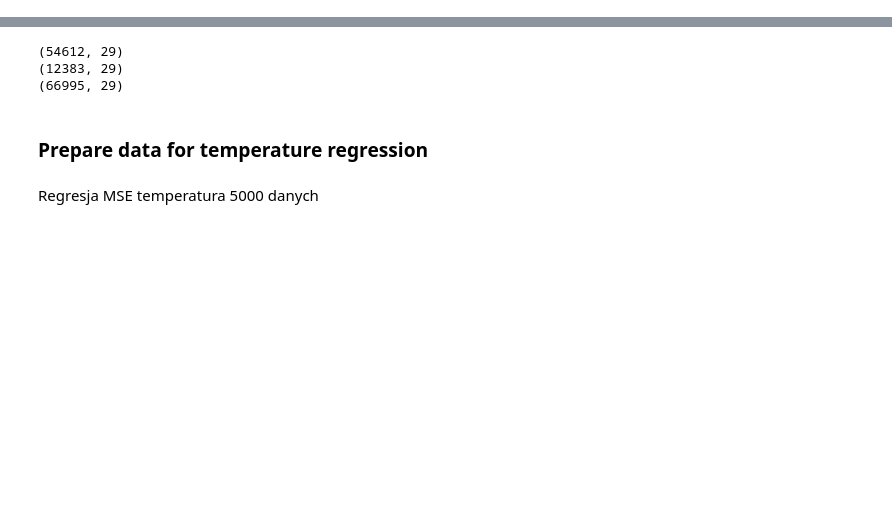
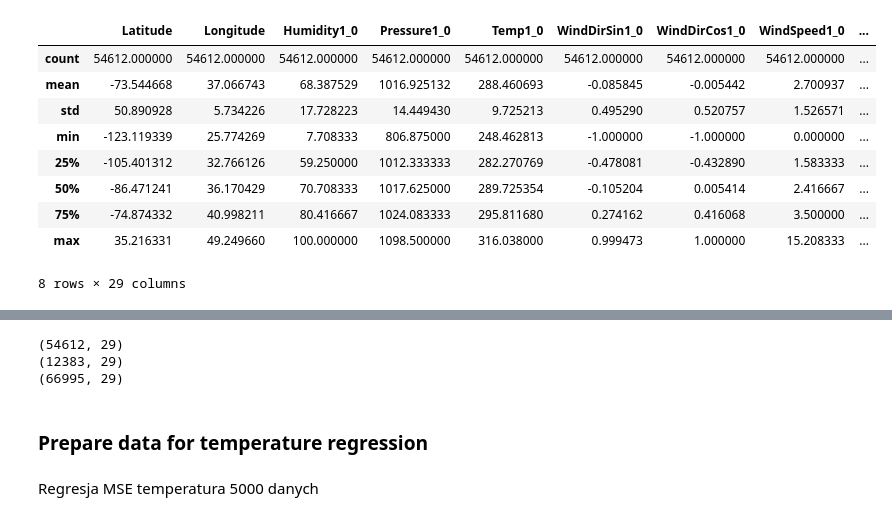
Before and after one commit to piotr147/NeuralNetworks_project3, a Jupyter notebook: sieci_test_nowych_danych.ipynb, the cells around one changed output, grey strips where cells are left out. Drawn from its saved outputs; the diff is of its cells as text; code cells hidden in the pictures; blank space fills up the shorter version.

```diff
--- a/sieci_test_nowych_danych.ipynb
+++ b/sieci_test_nowych_danych.ipynb
@@ -18,0 +19,13 @@ two_dfs = dfs_train.append(dfs_test, ignore_index=True)
+# %%
+dfs_train.describe()
+# %% [output]
+|  | Latitude | Longitude | Humidity1_0 | Pressure1_0 | Temp1_0 | WindDirSin1_0 | WindDirCos1_0 | WindSpeed1_0 | ... |
+| count | 54612.000000 | 54612.000000 | 54612.000000 | 54612.000000 | 54612.000000 | 54612.000000 | 54612.000000 | 54612.000000 | ... |
+| mean | -73.544668 | 37.066743 | 68.387529 | 1016.925132 | 288.460693 | -0.085845 | -0.005442 | 2.700937 | ... |
+| std | 50.890928 | 5.734226 | 17.728223 | 14.449430 | 9.725213 | 0.495290 | 0.520757 | 1.526571 | ... |
+| min | -123.119339 | 25.774269 | 7.708333 | 806.875000 | 248.462813 | -1.000000 | -1.000000 | 0.000000 | ... |
+| 25% | -105.401312 | 32.766126 | 59.250000 | 1012.333333 | 282.270769 | -0.478081 | -0.432890 | 1.583333 | ... |
+| 50% | -86.471241 | 36.170429 | 70.708333 | 1017.625000 | 289.725354 | -0.105204 | 0.005414 | 2.416667 | ... |
+| 75% | -74.874332 | 40.998211 | 80.416667 | 1024.083333 | 295.811680 | 0.274162 | 0.416068 | 3.500000 | ... |
+| max | 35.216331 | 49.249660 | 100.000000 | 1098.500000 | 316.038000 | 0.999473 | 1.000000 | 15.208333 | ... |
+8 rows × 29 columns
```
Also changed, not shown: parts of 7 cells of this notebook, 22 other files.
